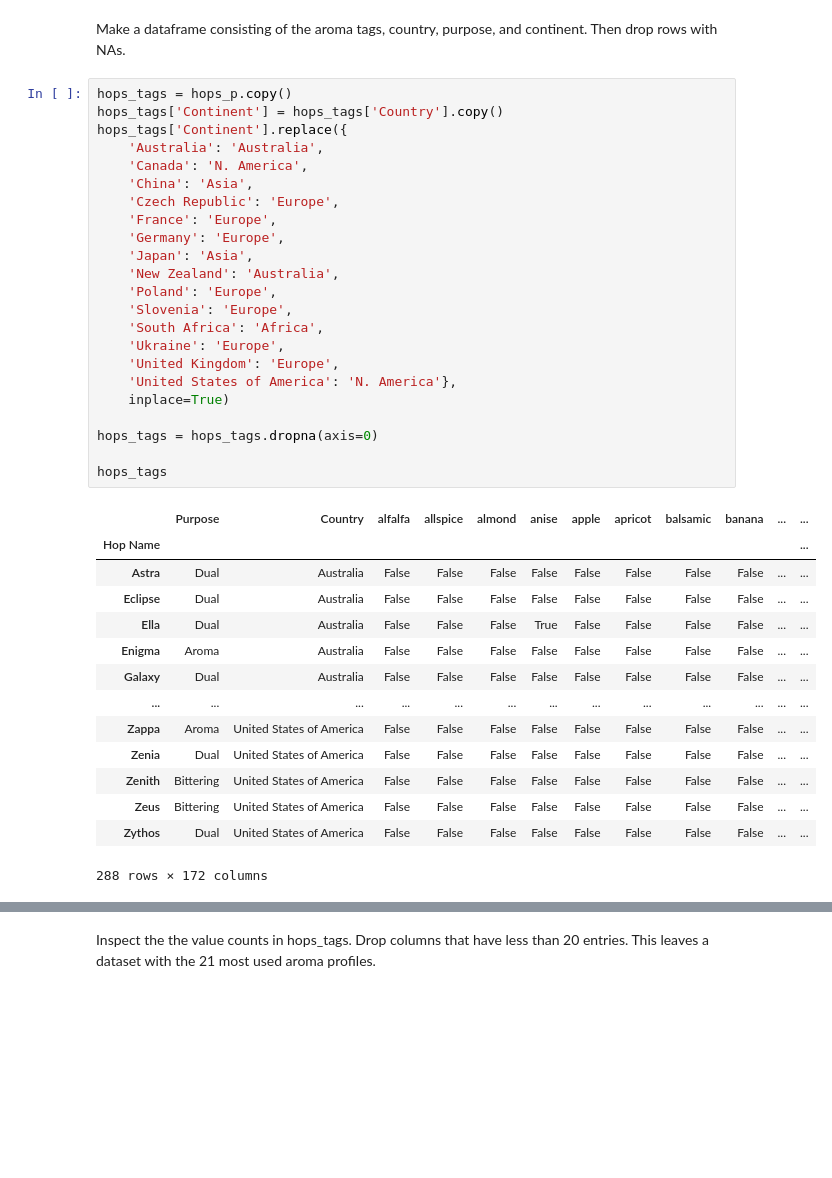
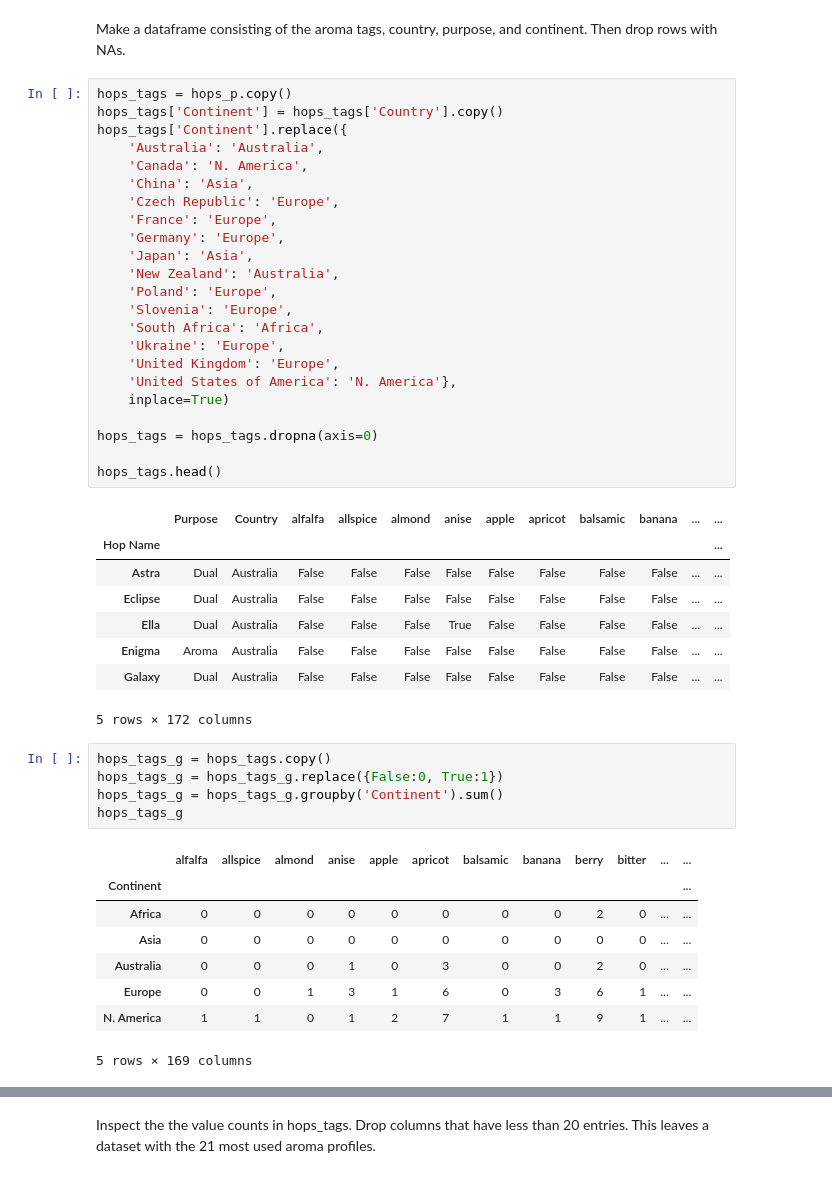
Before and after one commit to rc-9/Beer_Hops_Analysis, a Jupyter notebook: Visuals_Tomer.ipynb, the cells around one changed output, grey strips where cells are left out. Saved outputs shown, nothing was run; the diff lists cells and outputs as text; blank space fills up the shorter version.

```diff
--- a/Visuals_Tomer.ipynb
+++ b/Visuals_Tomer.ipynb
@@ -233,38 +287,46 @@ Make a dataframe consisting of the aroma tags, country, purpose, and continent.
 # %%
 hops_tags = hops_p.copy()
 hops_tags['Continent'] = hops_tags['Country'].copy()
 hops_tags['Continent'].replace({
     'Australia': 'Australia',
     'Canada': 'N. America',
     'China': 'Asia',
     'Czech Republic': 'Europe',
     'France': 'Europe',
     'Germany': 'Europe',
     'Japan': 'Asia',
     'New Zealand': 'Australia',
     'Poland': 'Europe',
     'Slovenia': 'Europe',
     'South Africa': 'Africa',
     'Ukraine': 'Europe',
     'United Kingdom': 'Europe',
     'United States of America': 'N. America'},
     inplace=True)
 
 hops_tags = hops_tags.dropna(axis=0)
 
-hops_tags
+hops_tags.head()
 # %% [output]
 |  | Purpose | Country | alfalfa | allspice | almond | anise | apple | apricot | balsamic | banana | ... | ... |
 | Hop Name |  |  |  |  |  |  |  |  |  |  |  | ... |
 | Astra | Dual | Australia | False | False | False | False | False | False | False | False | ... | ... |
 | Eclipse | Dual | Australia | False | False | False | False | False | False | False | False | ... | ... |
 | Ella | Dual | Australia | False | False | False | True | False | False | False | False | ... | ... |
 | Enigma | Aroma | Australia | False | False | False | False | False | False | False | False | ... | ... |
 | Galaxy | Dual | Australia | False | False | False | False | False | False | False | False | ... | ... |
-| ... | ... | ... | ... | ... | ... | ... | ... | ... | ... | ... | ... | ... |
-| Zappa | Aroma | United States of America | False | False | False | False | False | False | False | False | ... | ... |
-| Zenia | Dual | United States of America | False | False | False | False | False | False | False | False | ... | ... |
-| Zenith | Bittering | United States of America | False | False | False | False | False | False | False | False | ... | ... |
-| Zeus | Bittering | United States of America | False | False | False | False | False | False | False | False | ... | ... |
-| Zythos | Dual | United States of America | False | False | False | False | False | False | False | False | ... | ... |
-288 rows × 172 columns
+5 rows × 172 columns
+# %%
+hops_tags_g = hops_tags.copy()
+hops_tags_g = hops_tags_g.replace({False:0, True:1})
+hops_tags_g = hops_tags_g.groupby('Continent').sum()
+hops_tags_g
+# %% [output]
+|  | alfalfa | allspice | almond | anise | apple | apricot | balsamic | banana | berry | bitter | ... | ... |
+| Continent |  |  |  |  |  |  |  |  |  |  |  | ... |
+| Africa | 0 | 0 | 0 | 0 | 0 | 0 | 0 | 0 | 2 | 0 | ... | ... |
+| Asia | 0 | 0 | 0 | 0 | 0 | 0 | 0 | 0 | 0 | 0 | ... | ... |
+| Australia | 0 | 0 | 0 | 1 | 0 | 3 | 0 | 0 | 2 | 0 | ... | ... |
+| Europe | 0 | 0 | 1 | 3 | 1 | 6 | 0 | 3 | 6 | 1 | ... | ... |
+| N. America | 1 | 1 | 0 | 1 | 2 | 7 | 1 | 1 | 9 | 1 | ... | ... |
+5 rows × 169 columns
```
Also changed, not shown: parts of 18 cells of this notebook.
